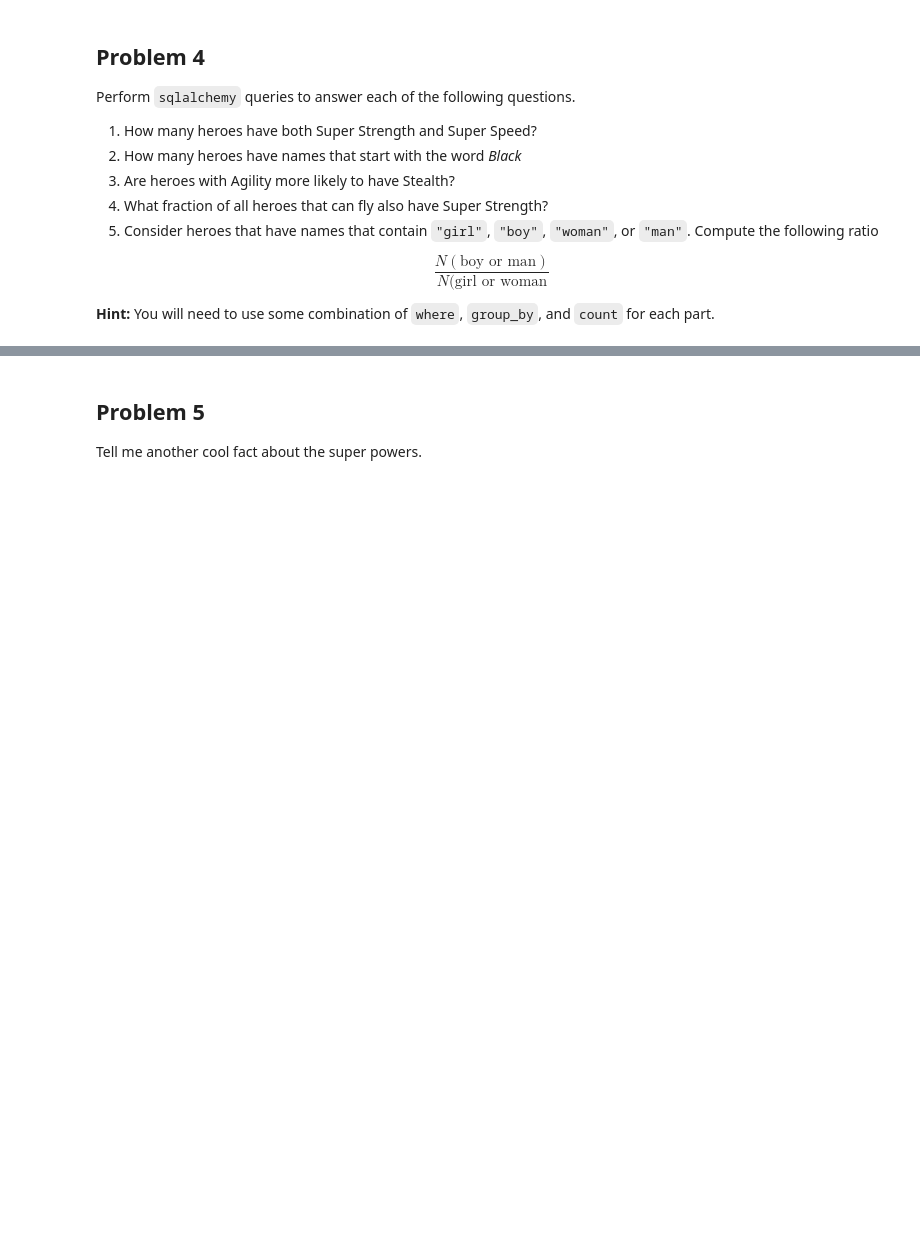
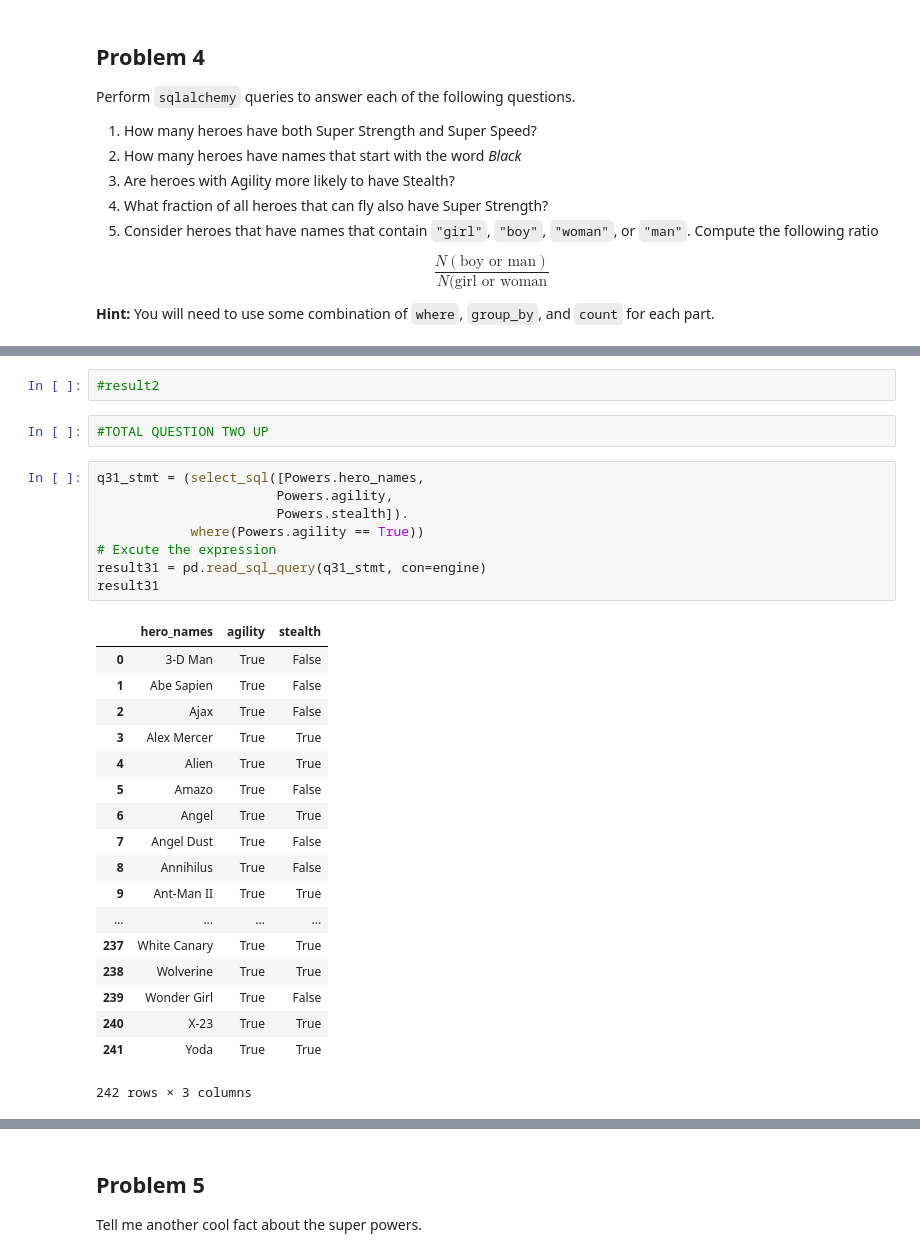
Before and after one commit to acker016/DSCI430, a Jupyter notebook: lab_1_baseball_and_super_powers_and_SQL_key_1_DAY1.ipynb, the cells around one changed output, grey strips where cells are left out. Drawn from its saved outputs; the diff is of its cells as text; blank space fills up the shorter version.

```diff
--- a/lab_1_baseball_and_super_powers_and_SQL_key_1_DAY1.ipynb
+++ b/lab_1_baseball_and_super_powers_and_SQL_key_1_DAY1.ipynb
@@ -524,0 +807,31 @@ $$\frac{N(\text{boy or man})}{N(\text{girl or woman}}$$
+# %%
+#result2
+# %%
+#TOTAL QUESTION TWO UP
+# %%
+q31_stmt = (select_sql([Powers.hero_names,
+                       Powers.agility,
+                       Powers.stealth]).
+            where(Powers.agility == True))
+# Excute the expression
+result31 = pd.read_sql_query(q31_stmt, con=engine)
+result31
+# %% [output]
+|  | hero_names | agility | stealth |
+| 0 | 3-D Man | True | False |
+| 1 | Abe Sapien | True | False |
+| 2 | Ajax | True | False |
+| 3 | Alex Mercer | True | True |
+| 4 | Alien | True | True |
+| 5 | Amazo | True | False |
+| 6 | Angel | True | True |
+| 7 | Angel Dust | True | False |
+| 8 | Annihilus | True | False |
+| 9 | Ant-Man II | True | True |
+| ... | ... | ... | ... |
+| 237 | White Canary | True | True |
+| 238 | Wolverine | True | True |
+| 239 | Wonder Girl | True | False |
+| 240 | X-23 | True | True |
+| 241 | Yoda | True | True |
+242 rows × 3 columns
```
Also changed, not shown: parts of 29 cells of this notebook, 1 other file.
